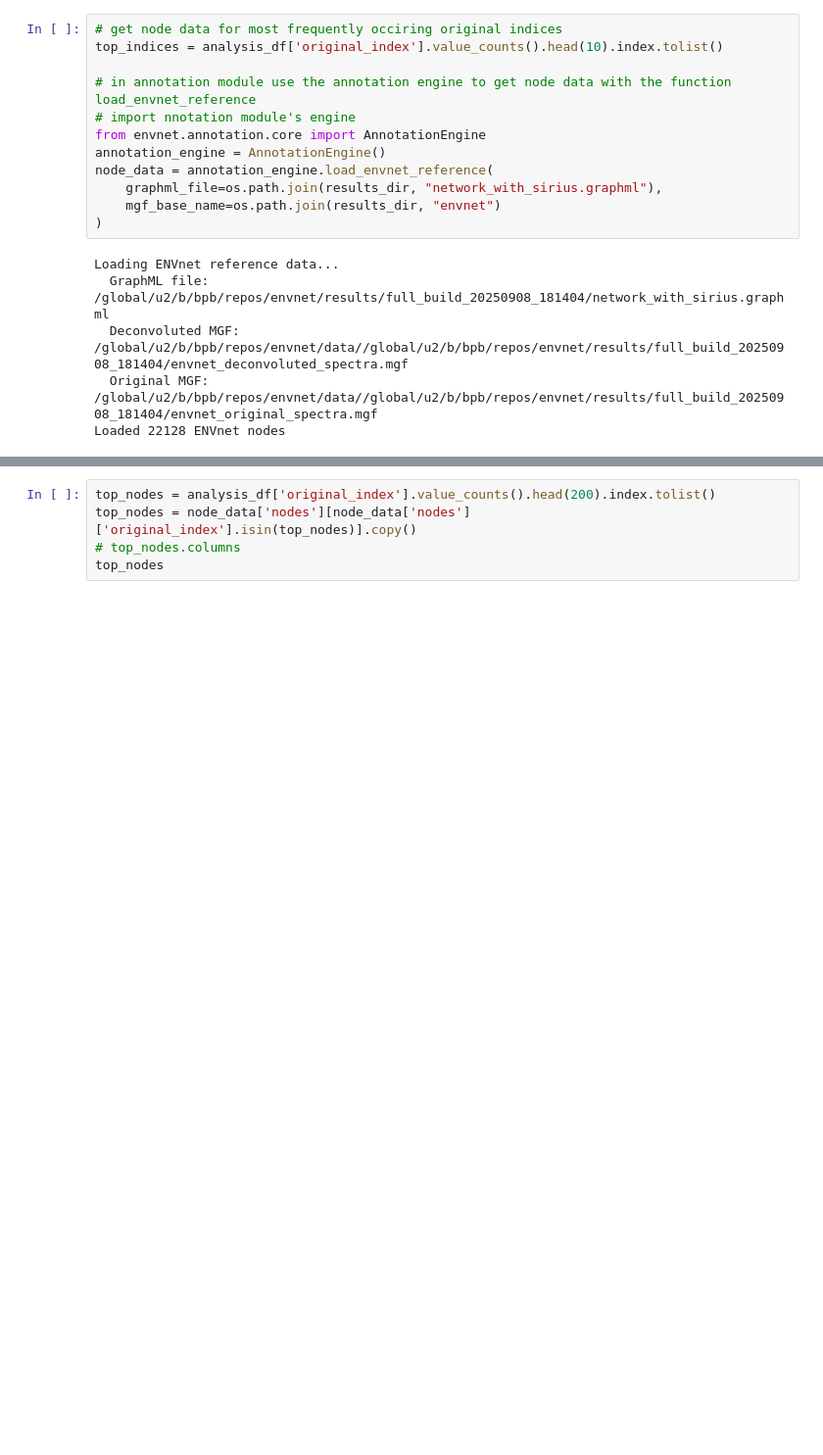
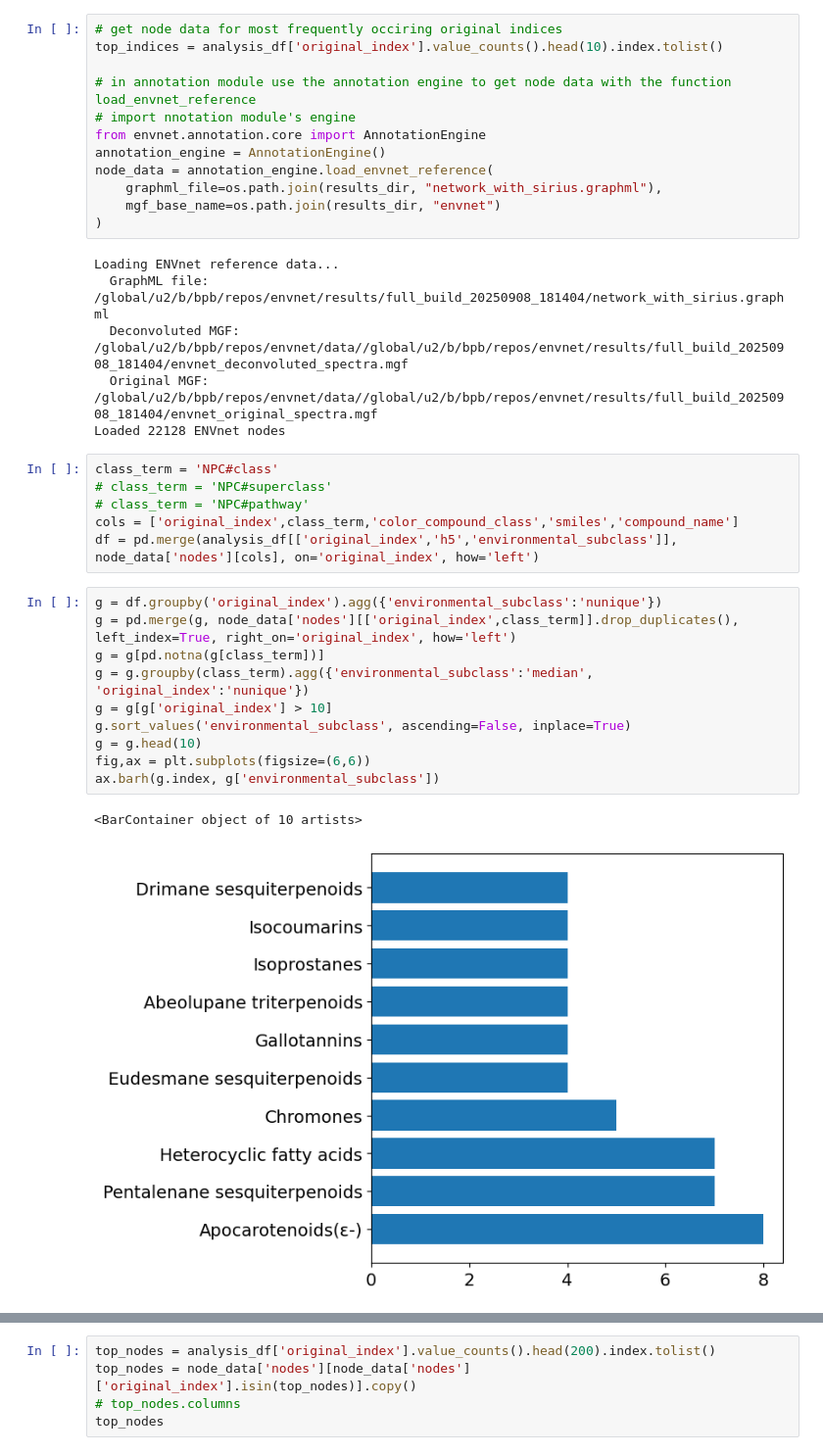
Before and after one commit to biorack/envnet, a Jupyter notebook: notebooks/analyze_environmental_dom_characteristics.ipynb, the cells around one changed output, grey strips where cells are left out. Shown: that part at 98% size. Drawn from its saved outputs; the diff is of its cells as text; blank space fills up the shorter version.

```diff
--- a/notebooks/analyze_environmental_dom_characteristics.ipynb
+++ b/notebooks/analyze_environmental_dom_characteristics.ipynb
@@ -152,3 +152,22 @@ Loading ENVnet reference data...
   Deconvoluted MGF: /global/u2/b/bpb/repos/envnet/data//global/u2/b/bpb/repos/envnet/results/full_build_20250908_181404/envnet_deconvoluted_spectra.mgf
   Original MGF: /global/u2/b/bpb/repos/envnet/data//global/u2/b/bpb/repos/envnet/results/full_build_20250908_181404/envnet_original_spectra.mgf
 Loaded 22128 ENVnet nodes
+# %%
+class_term = 'NPC#class'
+# class_term = 'NPC#superclass'
+# class_term = 'NPC#pathway'
+cols = ['original_index',class_term,'color_compound_class','smiles','compound_name']
+df = pd.merge(analysis_df[['original_index','h5','environmental_subclass']], node_data['nodes'][cols], on='original_index', how='left')
+# %%
+g = df.groupby('original_index').agg({'environmental_subclass':'nunique'})
+g = pd.merge(g, node_data['nodes'][['original_index',class_term]].drop_duplicates(), left_index=True, right_on='original_index', how='left')
+g = g[pd.notna(g[class_term])]
+g = g.groupby(class_term).agg({'environmental_subclass':'median', 'original_index':'nunique'})
+g = g[g['original_index'] > 10]
+g.sort_values('environmental_subclass', ascending=False, inplace=True)
+g = g.head(10)
+fig,ax = plt.subplots(figsize=(6,6))
+ax.barh(g.index, g['environmental_subclass'])
+# %% [output]
+<BarContainer object of 10 artists>
+[figure, added]
```
Also changed, not shown: parts of 3 cells of this notebook, 8 other files.
